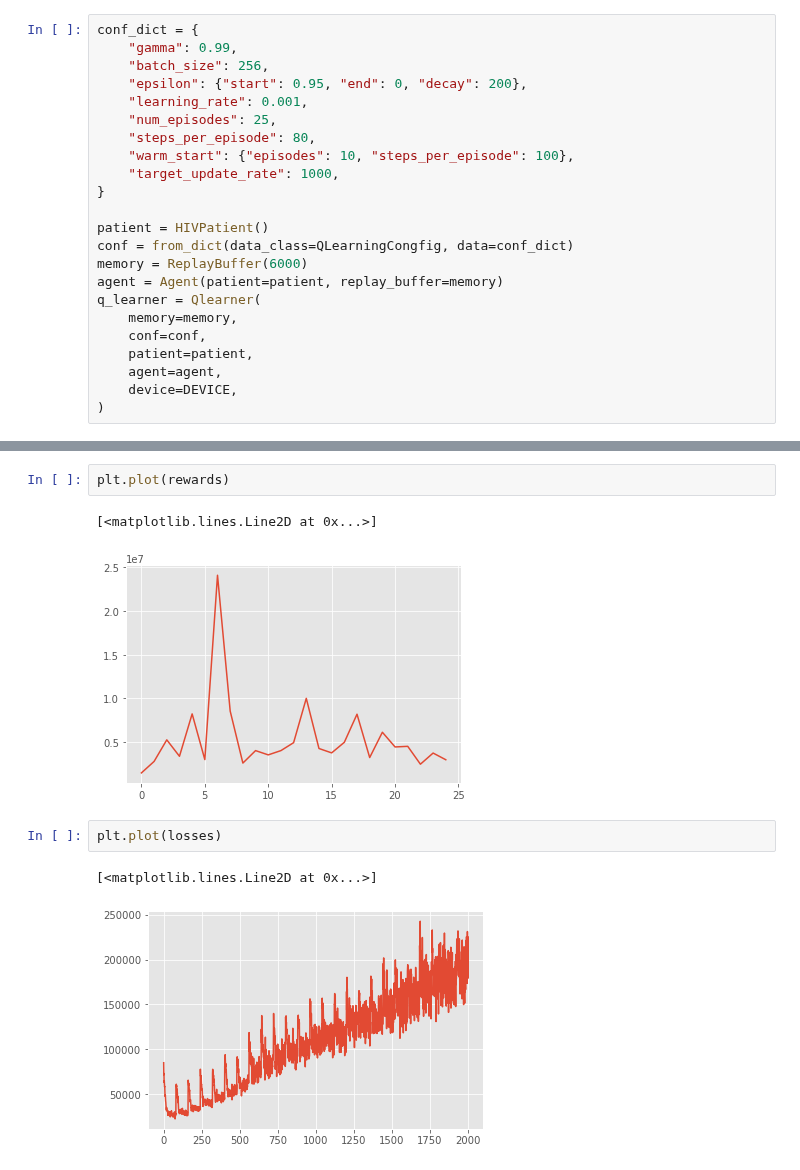
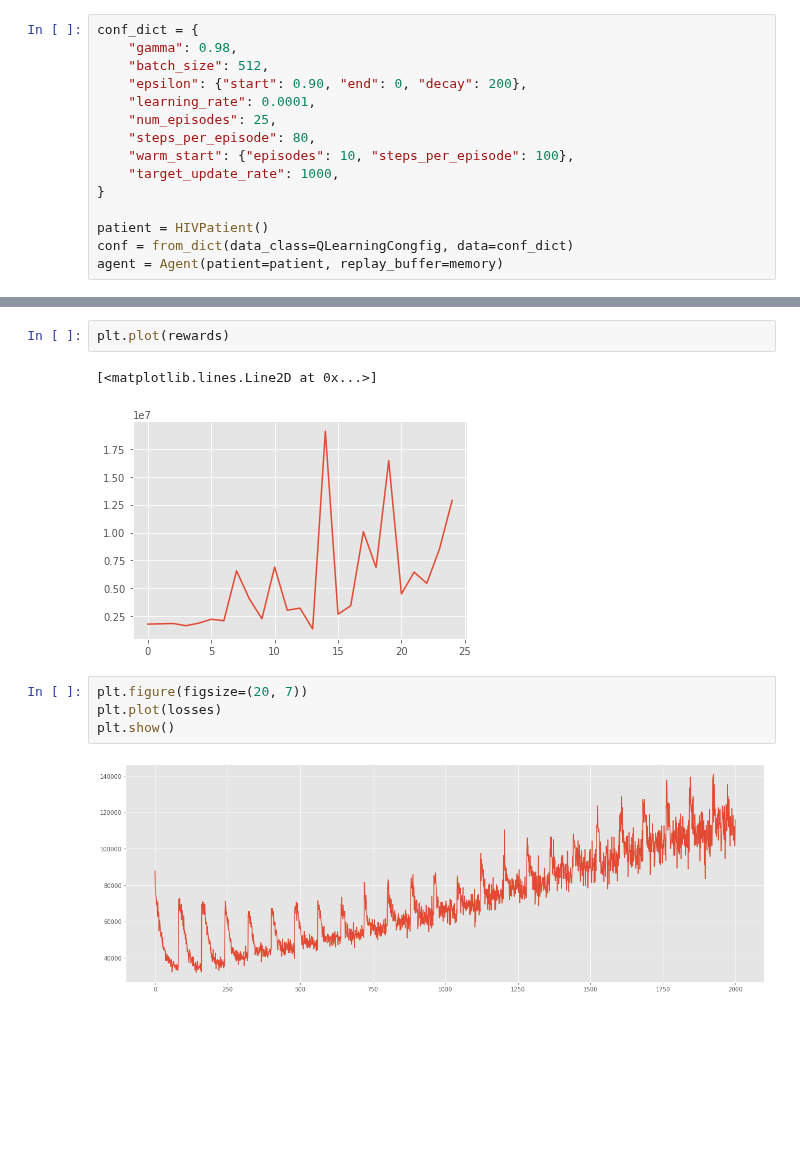
Before and after one commit to SuReLI/hiv_experiment, a Jupyter notebook: alexander/train.ipynb, the cells around one changed output, grey strips where cells are left out. Drawn from its saved outputs; the diff is of its cells as text; blank space fills up the shorter version.

```diff
--- a/alexander/train.ipynb
+++ b/alexander/train.ipynb
@@ -20,10 +23,10 @@ plt.style.use("ggplot")
 DEVICE = torch.device("cuda" if torch.cuda.is_available() else "cpu")
 # %%
 conf_dict = {
-    "gamma": 0.99,
-    "batch_size": 256,
-    "epsilon": {"start": 0.95, "end": 0, "decay": 200},
-    "learning_rate": 0.001,
+    "gamma": 0.98,
+    "batch_size": 512,
+    "epsilon": {"start": 0.90, "end": 0, "decay": 200},
+    "learning_rate": 0.0001,
     "num_episodes": 25,
     "steps_per_episode": 80,
     "warm_start": {"episodes": 10, "steps_per_episode": 100},
@@ -32,12 +35,4 @@ conf_dict = {
 
 patient = HIVPatient()
 conf = from_dict(data_class=QLearningCongfig, data=conf_dict)
-memory = ReplayBuffer(6000)
 agent = Agent(patient=patient, replay_buffer=memory)
-q_learner = Qlearner(
-    memory=memory,
-    conf=conf,
-    patient=patient,
-    agent=agent,
-    device=DEVICE,
-)
@@ -65,9 +81,10 @@ rewards, losses = q_learner.train()
 plt.plot(rewards)
 # %% [output]
 [<matplotlib.lines.Line2D at 0x...>]
-[figure, old version]
+[figure, new version]
 # %%
+plt.figure(figsize=(20, 7))
 plt.plot(losses)
+plt.show()
 # %% [output]
-[<matplotlib.lines.Line2D at 0x...>]
-[figure, old version]
+[figure, new version]
```
Also changed, not shown: parts of 5 cells of this notebook, 4 other files.
